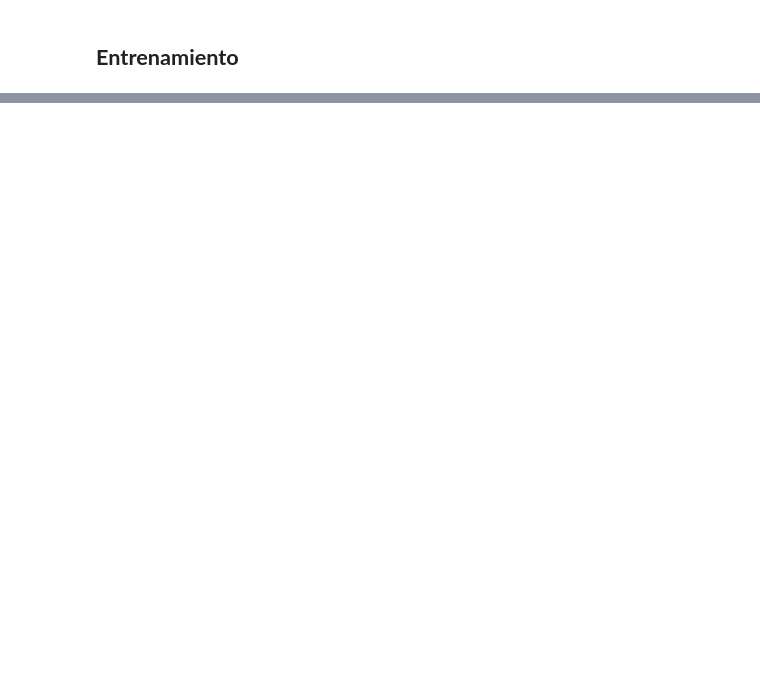
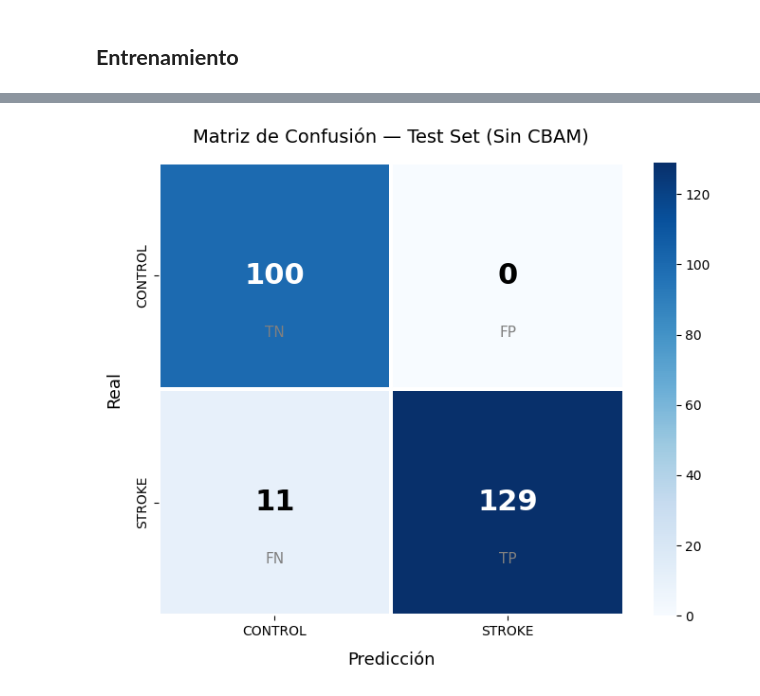
Before and after one commit to JeiGeek/modelo_federado_acv, a Jupyter notebook: procesamiento/procesamiento_center_1.ipynb, the cells around one changed output, grey strips where cells are left out. Cells and saved outputs as stored; diff of their text form; code cells hidden in the pictures; blank space fills up the shorter version.

```diff
--- a/procesamiento/procesamiento_center_1.ipynb
+++ b/procesamiento/procesamiento_center_1.ipynb
@@ -20,7 +22,7 @@ from torchvision.models import efficientnet_b0
 # %%
 # Rutas
-DATOS_DIR = Path("../preprocesamiento/output/center_1/preprocesamiento_train")
-TEST_DIR = Path("../preprocesamiento/output/center_1/preprocesamiento_test")
+DATOS_DIR = Path("../preprocesamiento/output/center_2/preprocesamiento_train")
+TEST_DIR = Path("../preprocesamiento/output/center_2/preprocesamiento_test")
 
 # Uso GPU
 DEVICE = torch.device("cuda" if torch.cuda.is_available() else "cpu")
@@ -128,8 +130,8 @@ archivos_train = [todos_los_archivos[i] for i in archivos_train.indices]
 archivos_val   = [todos_los_archivos[i] for i in archivos_val.indices]
 
 # Dataset
-dataset_train = StrokeDataset(archivos_train)
-dataset_val   = StrokeDataset(archivos_val)
+dataset_train = StrokeDataset(archivos_train, augment=True)
+dataset_val   = StrokeDataset(archivos_val,   augment=False)
 
 # DataLoader
 loader_train = DataLoader(
@@ -930,0 +861,5 @@ plt.show()
+# %%
+MODELO_DIR  = Path("modelos")
+MODELO_PATH = MODELO_DIR / "efficientnet_mejor_center_2.pth"
+print(MODELO_PATH)
+print(MODELO_PATH.exists())
@@ -930,0 +928,31 @@ plt.show()
+# %%
+# Matriz de confusión
+cm = confusion_matrix(todos_labels, todos_preds)
+
+fig, ax = plt.subplots(figsize=(7, 6))
+sns.heatmap(cm, annot=False, fmt="d", cmap="Blues",
+            xticklabels=["CONTROL", "STROKE"],
+            yticklabels=["CONTROL", "STROKE"],
+            linewidths=1.5, linecolor="white", ax=ax)
+
+for i in range(2):
+    for j in range(2):
+        color = "white" if cm[i, j] > cm.max() / 2 else "black"
+        ax.text(j + 0.5, i + 0.5, str(cm[i, j]),
+                ha="center", va="center",
+                fontsize=22, fontweight="bold", color=color)
+
+etiquetas = [["TN", "FP"], ["FN", "TP"]]
+for i in range(2):
+    for j in range(2):
+        ax.text(j + 0.5, i + 0.75, etiquetas[i][j],
+                ha="center", va="center",
+                fontsize=11, color="gray")
+
+ax.set_xlabel("Predicción", fontsize=13, labelpad=10)
+ax.set_ylabel("Real", fontsize=13, labelpad=10)
+ax.set_title("Matriz de Confusión — Test Set (Sin CBAM)", fontsize=14, pad=15)
+plt.tight_layout()
+plt.show()
+# %% [output]
+[figure, added]
```
Also changed, not shown: parts of 14 cells of this notebook, 18 other files.
